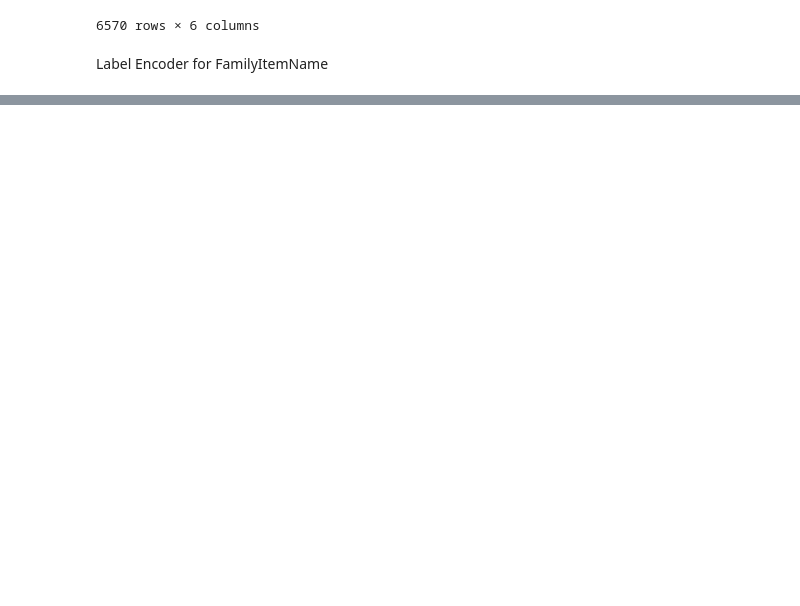
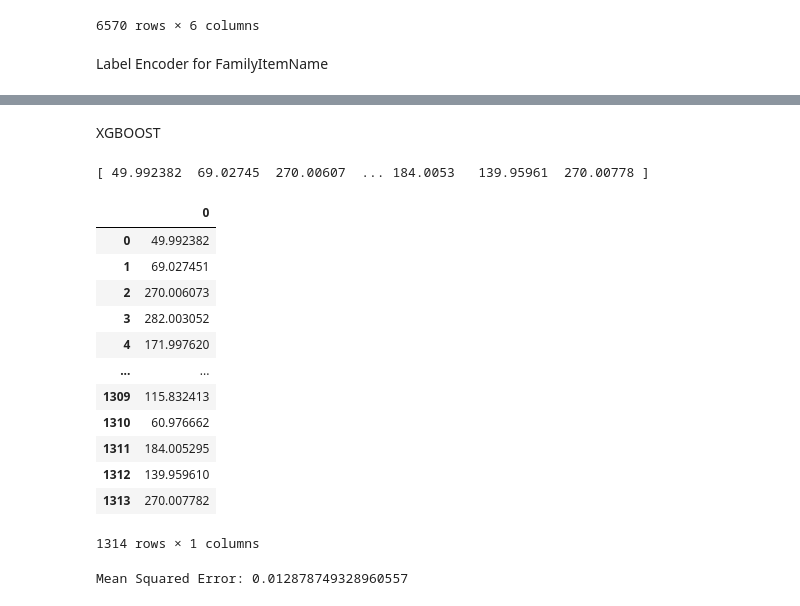
Before and after one commit to Nlasry1996/Nautica-Home, a Jupyter notebook: FamilyItemPred.ipynb, the cells around one changed output, grey strips where cells are left out. Cells and saved outputs as stored; diff of their text form; code cells hidden in the pictures; blank space fills up the shorter version.

```diff
--- a/FamilyItemPred.ipynb
+++ b/FamilyItemPred.ipynb
@@ -159,0 +222,48 @@ df.corr()
+# %% [markdown]
+XGBOOST
+# %%
+import xgboost as xgb
+from sklearn.model_selection import train_test_split
+from sklearn.metrics import mean_squared_error
+
+# Assuming your dataset is stored in a DataFrame called 'data'
+# Splitting the data into features (X) and target variable (y)
+X = df.drop(['Family_Item_Count_Monthly'], axis=1)
+y = df['Family_Item_Count_Monthly']
+
+# Splitting the data into training and testing sets
+X_train, X_test, y_train, y_test = train_test_split(X, y, test_size=0.2, random_state=42)
+
+# Creating the XGBoost regression model
+model = xgb.XGBRegressor()
+
+# Training the model
+model.fit(X_train, y_train)
+
+# Making predictions on the test set
+y_pred = model.predict(X_test)
+print(y_pred)
+
+df_predictions=pd.DataFrame(y_pred)
+df_predictions
+# %% [output]
+[ 49.992382  69.02745  270.00607  ... 184.0053   139.95961  270.00778 ]
+|  | 0 |
+| 0 | 49.992382 |
+| 1 | 69.027451 |
+| 2 | 270.006073 |
+| 3 | 282.003052 |
+| 4 | 171.997620 |
+| ... | ... |
+| 1309 | 115.832413 |
+| 1310 | 60.976662 |
+| 1311 | 184.005295 |
+| 1312 | 139.959610 |
+| 1313 | 270.007782 |
+1314 rows × 1 columns
+# %%
+# Evaluating the model using mean squared error
+mse = mean_squared_error(y_test, y_pred)
+print("Mean Squared Error:", mse)
+# %% [output]
+Mean Squared Error: 0.012878749328960557
```
Also changed, not shown: parts of 6 cells of this notebook.
